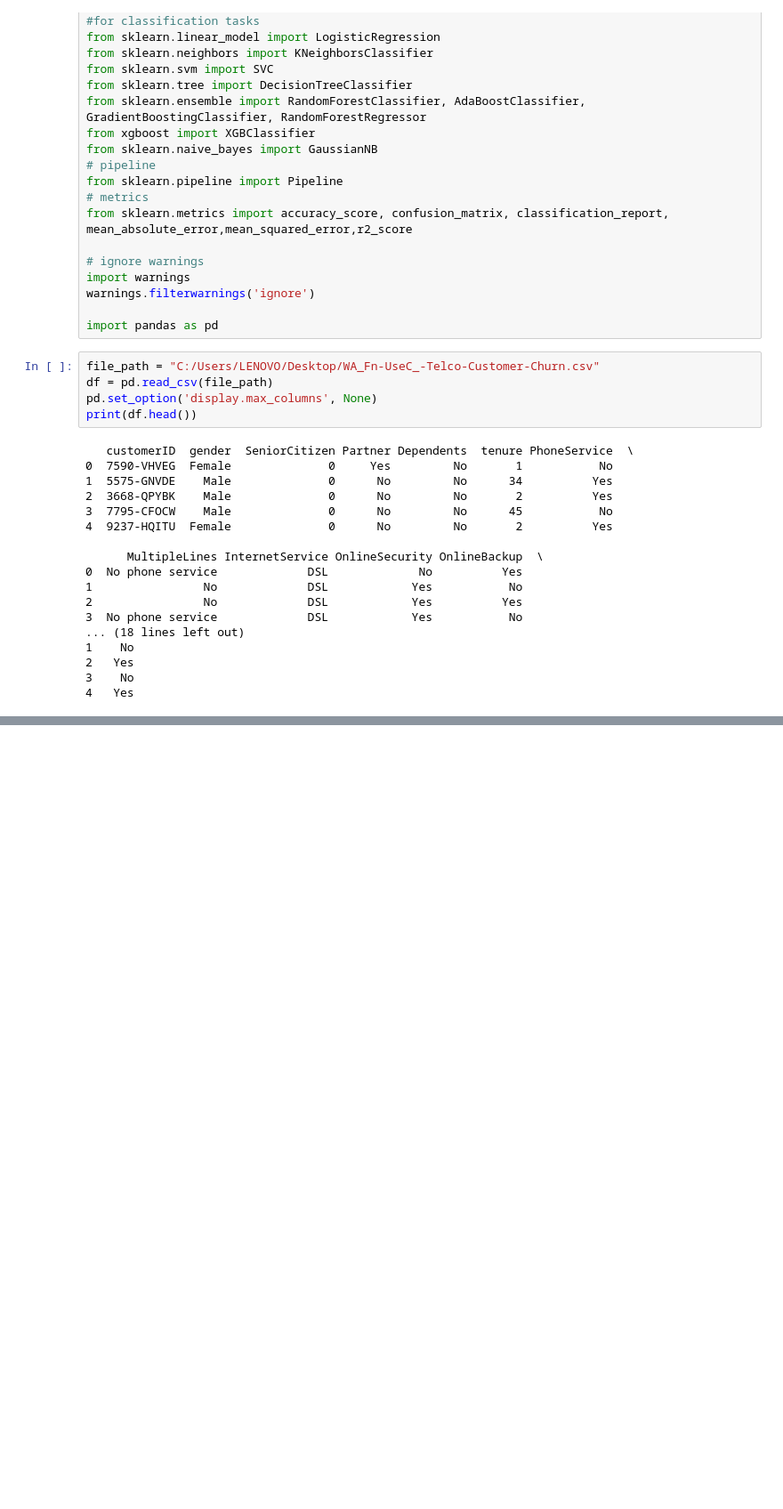
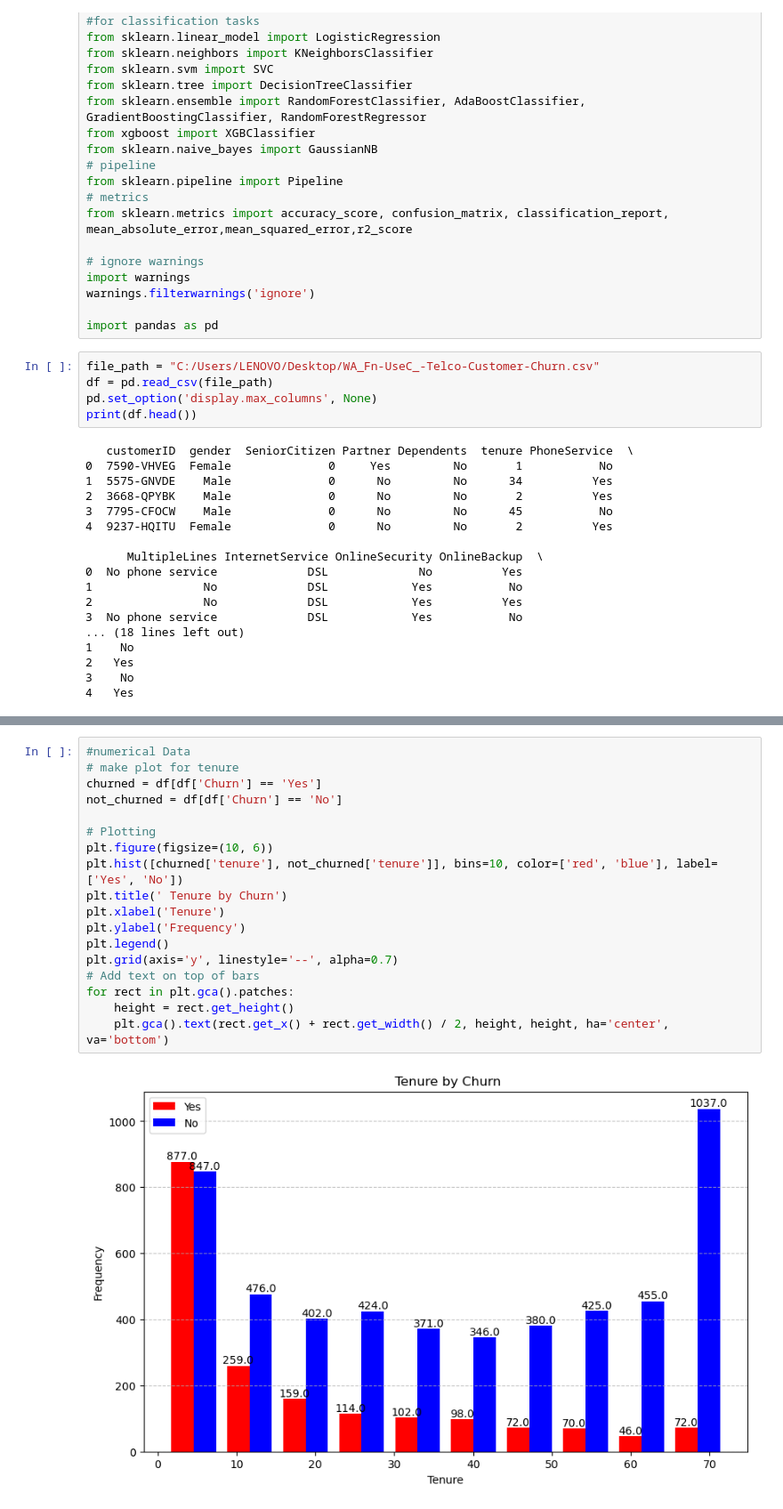
Before and after one commit to imMinsungSim/project, a Jupyter notebook: side_project.ipynb, the cells around one changed output, grey strips where cells are left out. Shown: that part at 89% size. Cells and saved outputs as stored; diff of their text form; blank space fills up the shorter version.

```diff
--- a/side_project.ipynb
+++ b/side_project.ipynb
@@ -60,0 +191,20 @@ print(df.head())
+# %%
+#numerical Data
+# make plot for tenure
+churned = df[df['Churn'] == 'Yes']
+not_churned = df[df['Churn'] == 'No']
+
+# Plotting
+plt.figure(figsize=(10, 6))
+plt.hist([churned['tenure'], not_churned['tenure']], bins=10, color=['red', 'blue'], label=['Yes', 'No'])
+plt.title(' Tenure by Churn')
+plt.xlabel('Tenure')
+plt.ylabel('Frequency')
+plt.legend()
+plt.grid(axis='y', linestyle='--', alpha=0.7)
+# Add text on top of bars
+for rect in plt.gca().patches:
+    height = rect.get_height()
+    plt.gca().text(rect.get_x() + rect.get_width() / 2, height, height, ha='center', va='bottom')
+# %% [output]
+[figure, added]
```
Also changed, not shown: parts of 12 cells of this notebook.
